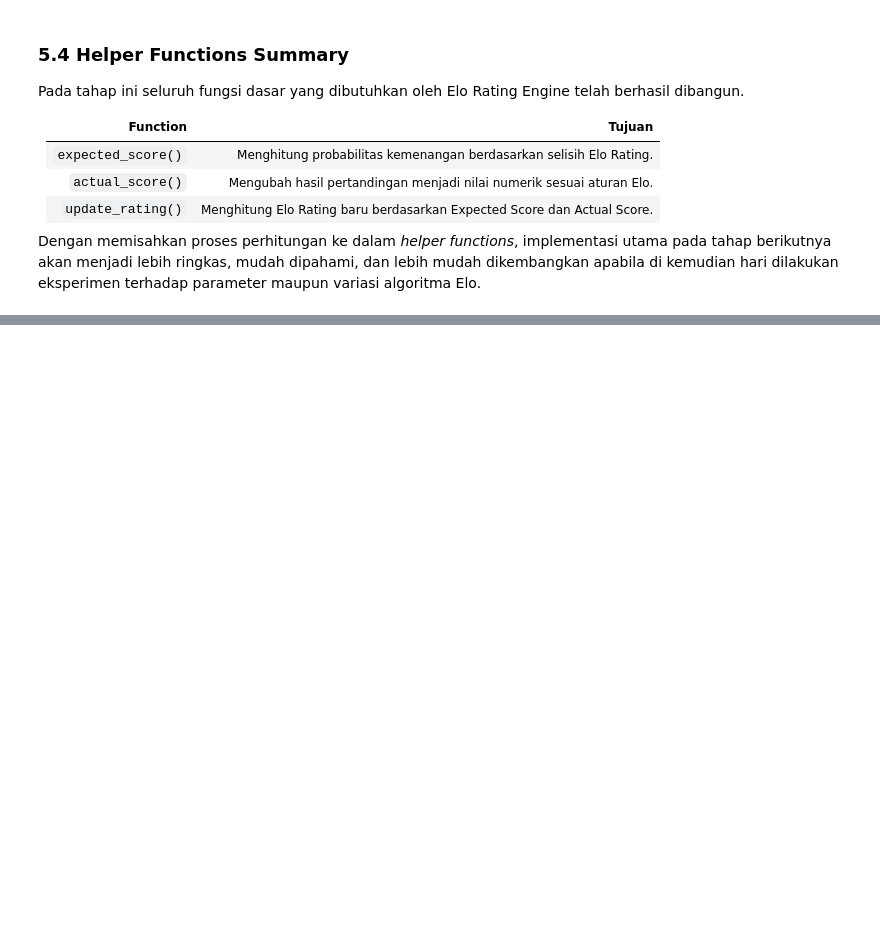
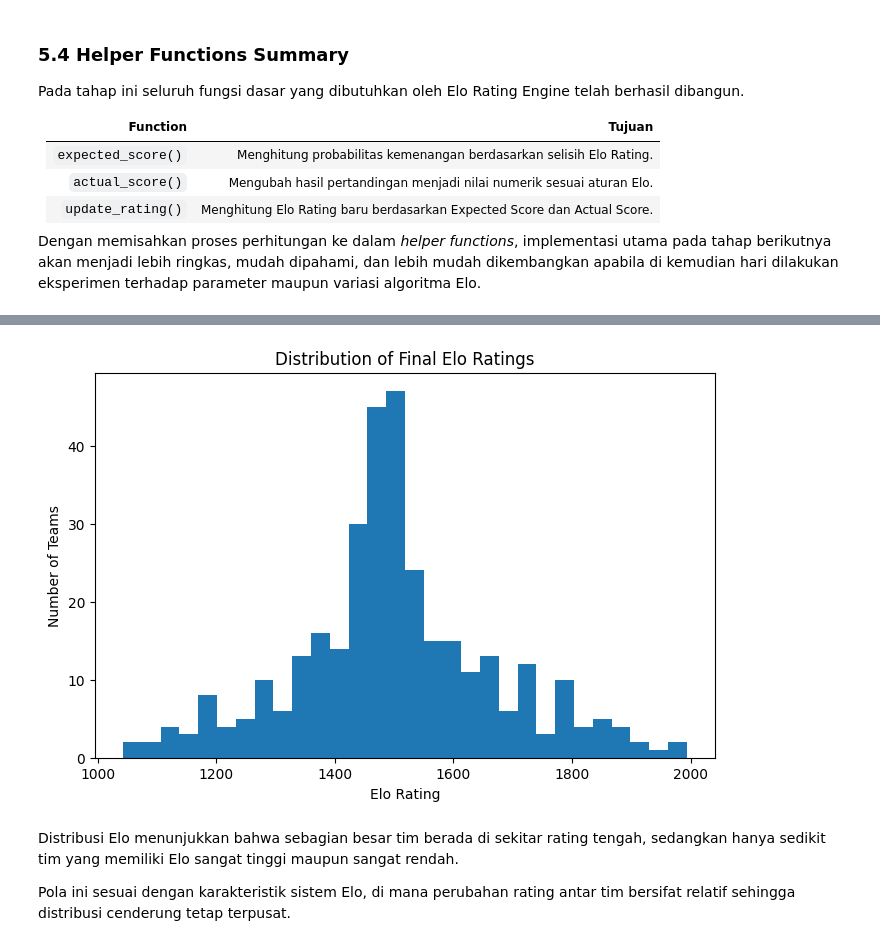
Before and after one commit to RyannPy/international-football-prediction, a Jupyter notebook: notebooks/09_elo_rating_engine.ipynb, the cells around one changed output, grey strips where cells are left out. Saved outputs shown, nothing was run; the diff lists cells and outputs as text; code cells hidden in the pictures; blank space fills up the shorter version.

Commit message:
Elo Rating Engine - Validation and Analysis

```diff
--- a/notebooks/09_elo_rating_engine.ipynb
+++ b/notebooks/09_elo_rating_engine.ipynb
@@ -327,0 +348,8 @@ Dengan memisahkan proses perhitungan ke dalam *helper functions*, implementasi u
+# %%
+elo_df = results.copy()
+# %%
+elo_df["home_elo_before"] = np.nan
+elo_df["away_elo_before"] = np.nan
+
+elo_df["home_elo_after"] = np.nan
+elo_df["away_elo_after"] = np.nan
@@ -327,0 +364,2 @@ Dengan memisahkan proses perhitungan ke dalam *helper functions*, implementasi u
+# %%
+elo_ratings = defaultdict(lambda: INITIAL_ELO)
@@ -327,0 +538,10 @@ Dengan memisahkan proses perhitungan ke dalam *helper functions*, implementasi u
+# %%
+final_elo = (
+    pd.DataFrame(
+        elo_ratings.items(),
+        columns=["team", "elo"]
+    )
+    .sort_values("elo", ascending=False)
+)
+
+final_elo.head(20)
@@ -327,0 +584,20 @@ Dengan memisahkan proses perhitungan ke dalam *helper functions*, implementasi u
+# %%
+import matplotlib.pyplot as plt
+
+plt.figure(figsize=(8,5))
+
+plt.hist(final_elo["elo"], bins=30)
+
+plt.title("Distribution of Final Elo Ratings")
+
+plt.xlabel("Elo Rating")
+
+plt.ylabel("Number of Teams")
+
+plt.show()
+# %% [output]
+[figure, added]
+# %% [markdown]
+Distribusi Elo menunjukkan bahwa sebagian besar tim berada di sekitar rating tengah, sedangkan hanya sedikit tim yang memiliki Elo sangat tinggi maupun sangat rendah.
+
+Pola ini sesuai dengan karakteristik sistem Elo, di mana perubahan rating antar tim bersifat relatif sehingga distribusi cenderung tetap terpusat.
```
Also changed, not shown: parts of 25 cells of this notebook.
